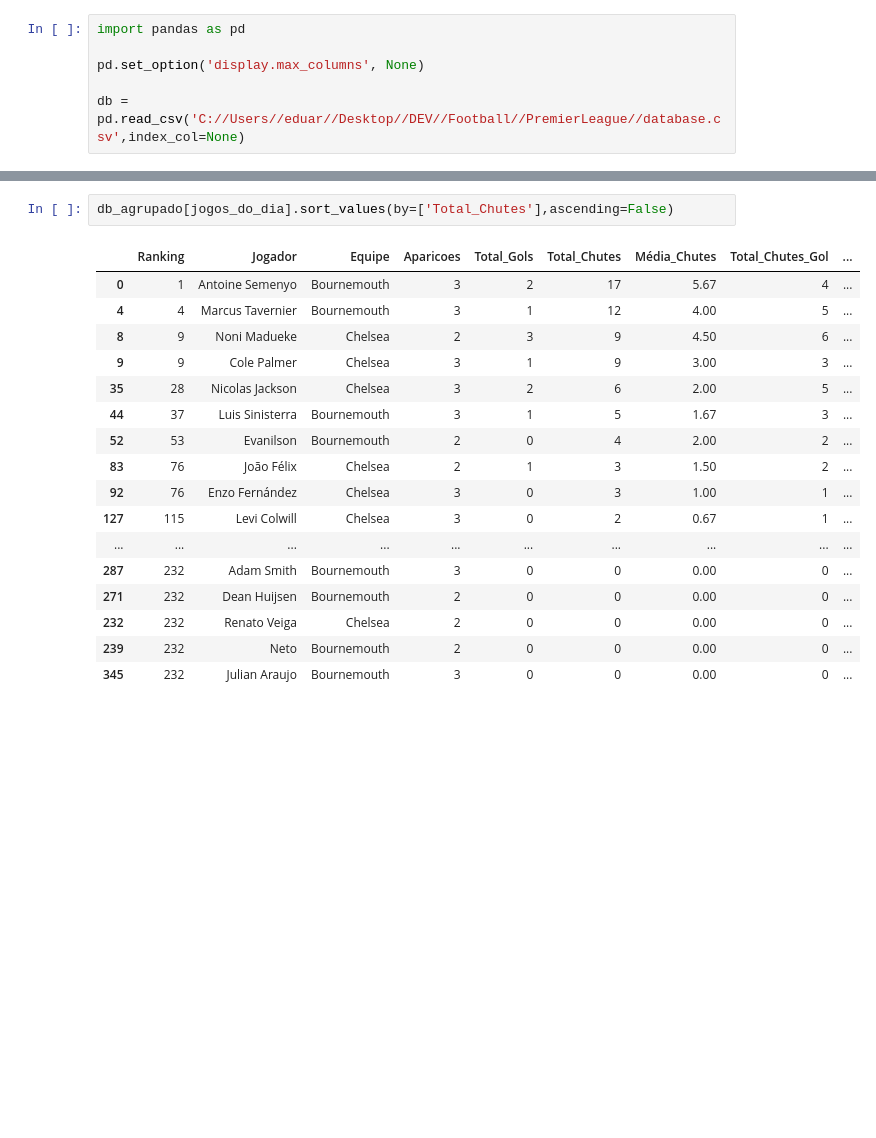
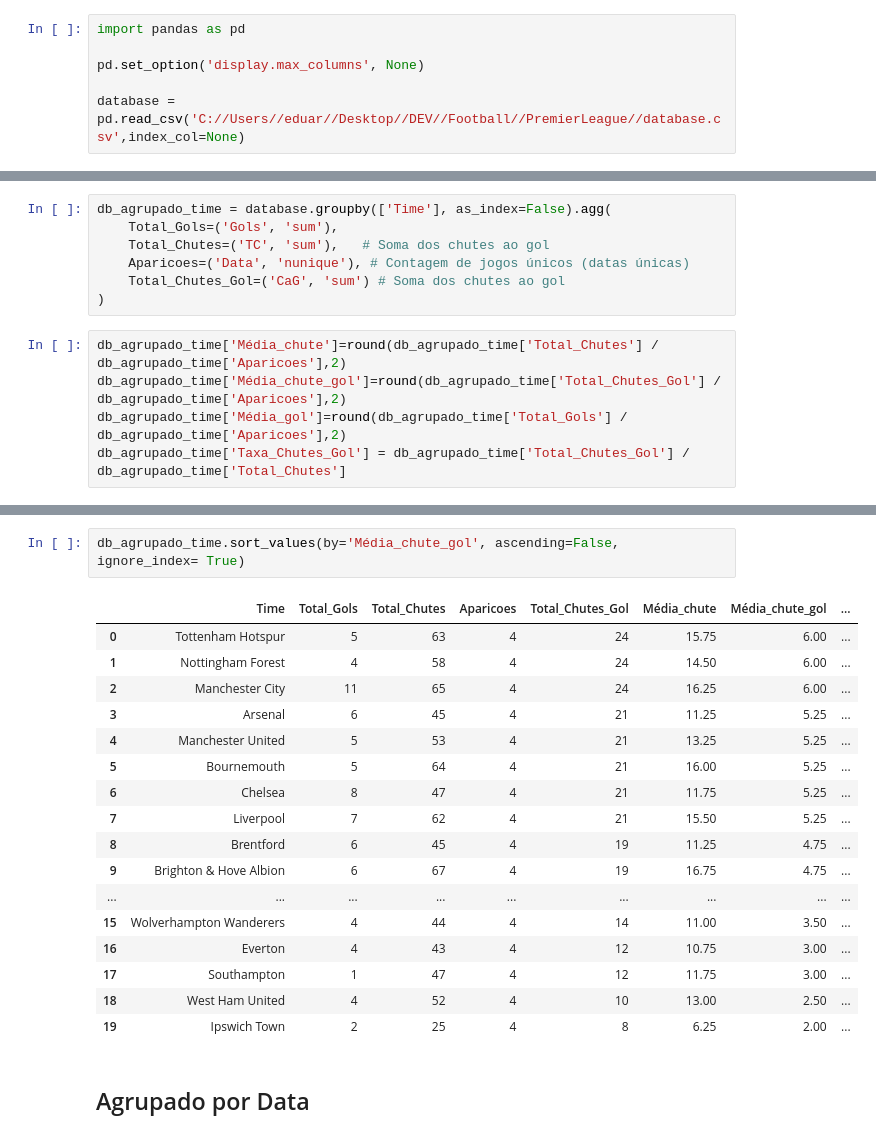
Before and after one commit to eduardopfbp/PremierLeague-PlayerStats, a Jupyter notebook: analiste.ipynb, the cells around one changed output, grey strips where cells are left out. Cells and saved outputs as stored; diff of their text form; blank space fills up the shorter version.

Commit message:
"Novas datas"

```diff
--- a/analiste.ipynb
+++ b/analiste.ipynb
@@ -3,6 +3,6 @@ import pandas as pd
 
 pd.set_option('display.max_columns', None)
 
-db = pd.read_csv('C://Users//eduar//Desktop//DEV//Football//PremierLeague//database.csv',index_col=None)
+database = pd.read_csv('C://Users//eduar//Desktop//DEV//Football//PremierLeague//database.csv',index_col=None)
 # %%
 # Agrupar os dados por jogador e calcular a soma dos chutes ao gol e a contagem de aparições
@@ -54,0 +76,12 @@ db[db['Jogador'].isin(['Nicolas Jackson','Evanilson'])]
+# %%
+db_agrupado_time = database.groupby(['Time'], as_index=False).agg(
+    Total_Gols=('Gols', 'sum'),
+    Total_Chutes=('TC', 'sum'),   # Soma dos chutes ao gol
+    Aparicoes=('Data', 'nunique'), # Contagem de jogos únicos (datas únicas)
+    Total_Chutes_Gol=('CaG', 'sum') # Soma dos chutes ao gol
+)
+# %%
+db_agrupado_time['Média_chute']=round(db_agrupado_time['Total_Chutes'] / db_agrupado_time['Aparicoes'],2)
+db_agrupado_time['Média_chute_gol']=round(db_agrupado_time['Total_Chutes_Gol'] / db_agrupado_time['Aparicoes'],2)
+db_agrupado_time['Média_gol']=round(db_agrupado_time['Total_Gols'] / db_agrupado_time['Aparicoes'],2)
+db_agrupado_time['Taxa_Chutes_Gol'] = db_agrupado_time['Total_Chutes_Gol'] / db_agrupado_time['Total_Chutes']
@@ -55,20 +94,22 @@ db[db['Jogador'].isin(['Nicolas Jackson','Evanilson'])]
 # %%
-db_agrupado[jogos_do_dia].sort_values(by=['Total_Chutes'],ascending=False)
+db_agrupado_time.sort_values(by='Média_chute_gol', ascending=False, ignore_index= True)
 # %% [output]
-|  | Ranking | Jogador | Equipe | Aparicoes | Total_Gols | Total_Chutes | Média_Chutes | Total_Chutes_Gol | ... |
-| 0 | 1 | Antoine Semenyo | Bournemouth | 3 | 2 | 17 | 5.67 | 4 | ... |
-| 4 | 4 | Marcus Tavernier | Bournemouth | 3 | 1 | 12 | 4.00 | 5 | ... |
-| 8 | 9 | Noni Madueke | Chelsea | 2 | 3 | 9 | 4.50 | 6 | ... |
-| 9 | 9 | Cole Palmer | Chelsea | 3 | 1 | 9 | 3.00 | 3 | ... |
-| 35 | 28 | Nicolas Jackson | Chelsea | 3 | 2 | 6 | 2.00 | 5 | ... |
-| 44 | 37 | Luis Sinisterra | Bournemouth | 3 | 1 | 5 | 1.67 | 3 | ... |
-| 52 | 53 | Evanilson | Bournemouth | 2 | 0 | 4 | 2.00 | 2 | ... |
-| 83 | 76 | João Félix | Chelsea | 2 | 1 | 3 | 1.50 | 2 | ... |
-| 92 | 76 | Enzo Fernández | Chelsea | 3 | 0 | 3 | 1.00 | 1 | ... |
-| 127 | 115 | Levi Colwill | Chelsea | 3 | 0 | 2 | 0.67 | 1 | ... |
-| ... | ... | ... | ... | ... | ... | ... | ... | ... | ... |
-| 287 | 232 | Adam Smith | Bournemouth | 3 | 0 | 0 | 0.00 | 0 | ... |
-| 271 | 232 | Dean Huijsen | Bournemouth | 2 | 0 | 0 | 0.00 | 0 | ... |
-| 232 | 232 | Renato Veiga | Chelsea | 2 | 0 | 0 | 0.00 | 0 | ... |
-| 239 | 232 | Neto | Bournemouth | 2 | 0 | 0 | 0.00 | 0 | ... |
-| 345 | 232 | Julian Araujo | Bournemouth | 3 | 0 | 0 | 0.00 | 0 | ... |
+|  | Time | Total_Gols | Total_Chutes | Aparicoes | Total_Chutes_Gol | Média_chute | Média_chute_gol | ... |
+| 0 | Tottenham Hotspur | 5 | 63 | 4 | 24 | 15.75 | 6.00 | ... |
+| 1 | Nottingham Forest | 4 | 58 | 4 | 24 | 14.50 | 6.00 | ... |
+| 2 | Manchester City | 11 | 65 | 4 | 24 | 16.25 | 6.00 | ... |
+| 3 | Arsenal | 6 | 45 | 4 | 21 | 11.25 | 5.25 | ... |
+| 4 | Manchester United | 5 | 53 | 4 | 21 | 13.25 | 5.25 | ... |
+| 5 | Bournemouth | 5 | 64 | 4 | 21 | 16.00 | 5.25 | ... |
+| 6 | Chelsea | 8 | 47 | 4 | 21 | 11.75 | 5.25 | ... |
+| 7 | Liverpool | 7 | 62 | 4 | 21 | 15.50 | 5.25 | ... |
+| 8 | Brentford | 6 | 45 | 4 | 19 | 11.25 | 4.75 | ... |
+| 9 | Brighton & Hove Albion | 6 | 67 | 4 | 19 | 16.75 | 4.75 | ... |
+| ... | ... | ... | ... | ... | ... | ... | ... | ... |
+| 15 | Wolverhampton Wanderers | 4 | 44 | 4 | 14 | 11.00 | 3.50 | ... |
+| 16 | Everton | 4 | 43 | 4 | 12 | 10.75 | 3.00 | ... |
+| 17 | Southampton | 1 | 47 | 4 | 12 | 11.75 | 3.00 | ... |
+| 18 | West Ham United | 4 | 52 | 4 | 10 | 13.00 | 2.50 | ... |
+| 19 | Ipswich Town | 2 | 25 | 4 | 8 | 6.25 | 2.00 | ... |
+# %% [markdown]
+## Agrupado por Data
```
Also changed, not shown: parts of 12 cells of this notebook, 6 other files.
